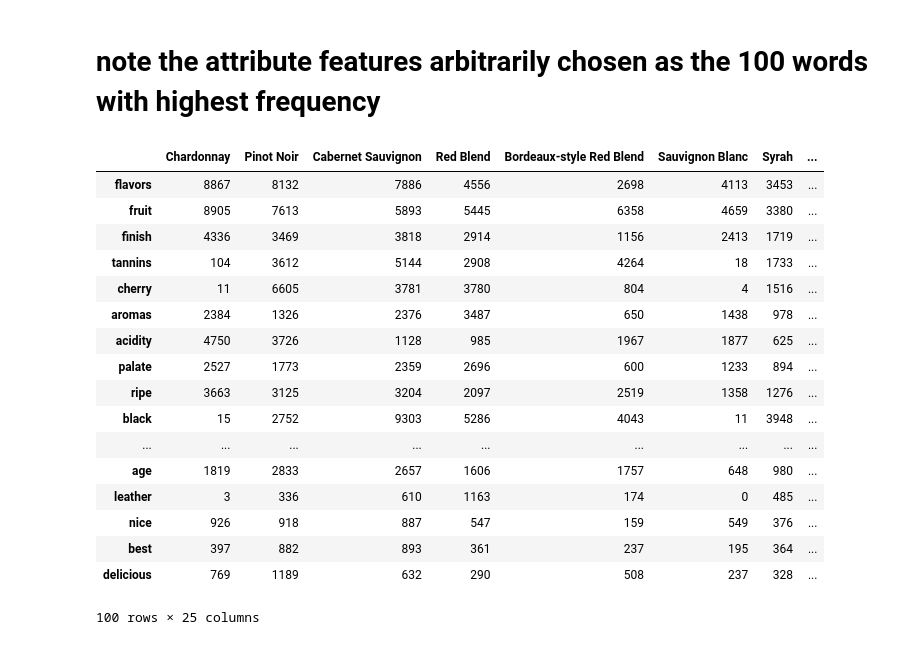
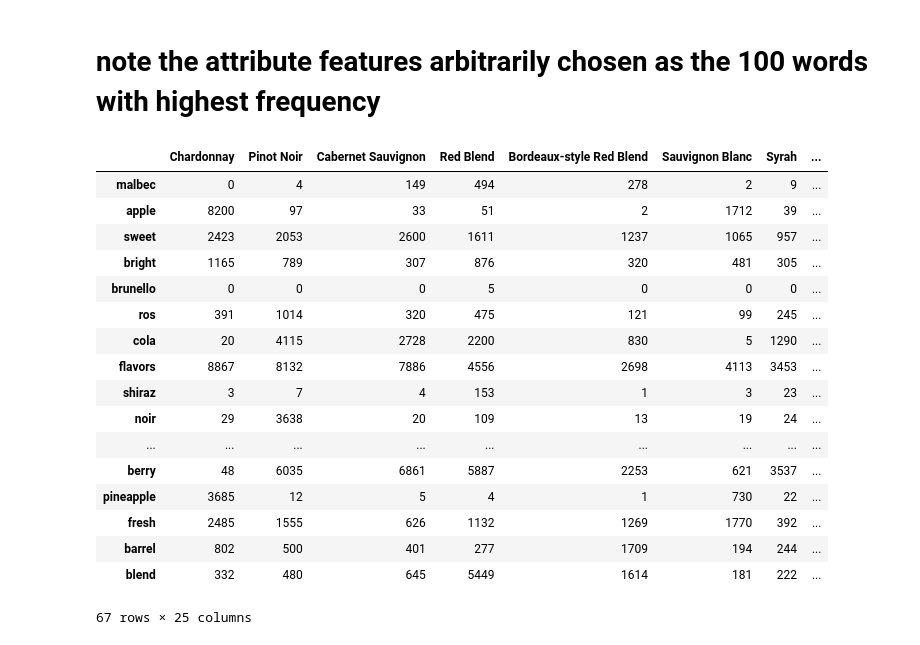
Before and after one commit to p-mckenzie/TextAnalytics, a Jupyter notebook: Project/Text_Project.ipynb, the cells around one changed output. Saved outputs shown, nothing was run; the diff lists cells and outputs as text; code cells hidden in the pictures.

Commit message:
Naive bayes

```diff
--- a/Project/Text_Project.ipynb
+++ b/Project/Text_Project.ipynb
@@ -168,0 +185,35 @@ lift_df
+# %%
+def print_top10(vectorizer, clf, class_labels):
+    """Prints features with the highest coefficient values, per class"""
+    final = set()
+    feature_names = vectorizer.get_feature_names()
+    for i, class_label in enumerate(class_labels):
+        top10 = np.argsort(clf.coef_[i])[-10:]
+        final = final.union(set(feature_names[j] for j in top10))
+    return final
+# %%
+from sklearn.naive_bayes import MultinomialNB
+from sklearn.feature_extraction.text import CountVectorizer
+from sklearn import metrics
+from operator import itemgetter
+from sklearn.metrics import classification_report
+
+vectorizer = CountVectorizer()
+
+
+trainset_size = int(round(len(new_df)*0.80))
+X_train = new_df["description"].iloc[1:trainset_size,]
+y_train = new_df["variety"].iloc[1:trainset_size,]
+
+X_test = new_df["description"].iloc[trainset_size:,]
+y_test = new_df["variety"].iloc[trainset_size:,]
+
+X_train = vectorizer.fit_transform(X_train)
+X_test = vectorizer.transform(X_test)
+# %%
+nb_classifier = MultinomialNB().fit(X_train, y_train)
+
+y_nb_predicted = nb_classifier.predict(X_test)
+# %%
+predictive_attributes = list(print_top10(vectorizer, nb_classifier, top_varieties))
+len(predictive_attributes)
@@ -177,32 +230,32 @@ def calc_vect(a, b):
 # %% [markdown]
 # note the attribute features arbitrarily chosen as the 100 words with highest frequency
 # %%
-vector_df = pd.DataFrame(columns=top_varieties, index=pos_df['word'].value_counts()[:100].index)
+vector_df = pd.DataFrame(columns=top_varieties, index=predictive_attributes)
 
 for attribute, series in list(vector_df.iterrows()):
     for variety in series.index:
         vector_df[variety].loc[attribute] = calc_vect(variety, attribute)
 
 vector_df
 # %% [output]
 |  | Chardonnay | Pinot Noir | Cabernet Sauvignon | Red Blend | Bordeaux-style Red Blend | Sauvignon Blanc | Syrah | ... |
+| malbec | 0 | 4 | 149 | 494 | 278 | 2 | 9 | ... |
+| apple | 8200 | 97 | 33 | 51 | 2 | 1712 | 39 | ... |
+| sweet | 2423 | 2053 | 2600 | 1611 | 1237 | 1065 | 957 | ... |
+| bright | 1165 | 789 | 307 | 876 | 320 | 481 | 305 | ... |
+| brunello | 0 | 0 | 0 | 5 | 0 | 0 | 0 | ... |
+| ros | 391 | 1014 | 320 | 475 | 121 | 99 | 245 | ... |
+| cola | 20 | 4115 | 2728 | 2200 | 830 | 5 | 1290 | ... |
 | flavors | 8867 | 8132 | 7886 | 4556 | 2698 | 4113 | 3453 | ... |
-| fruit | 8905 | 7613 | 5893 | 5445 | 6358 | 4659 | 3380 | ... |
-| finish | 4336 | 3469 | 3818 | 2914 | 1156 | 2413 | 1719 | ... |
-| tannins | 104 | 3612 | 5144 | 2908 | 4264 | 18 | 1733 | ... |
-| cherry | 11 | 6605 | 3781 | 3780 | 804 | 4 | 1516 | ... |
-| aromas | 2384 | 1326 | 2376 | 3487 | 650 | 1438 | 978 | ... |
-| acidity | 4750 | 3726 | 1128 | 985 | 1967 | 1877 | 625 | ... |
-| palate | 2527 | 1773 | 2359 | 2696 | 600 | 1233 | 894 | ... |
-| ripe | 3663 | 3125 | 3204 | 2097 | 2519 | 1358 | 1276 | ... |
-| black | 15 | 2752 | 9303 | 5286 | 4043 | 11 | 3948 | ... |
+| shiraz | 3 | 7 | 4 | 153 | 1 | 3 | 23 | ... |
+| noir | 29 | 3638 | 20 | 109 | 13 | 19 | 24 | ... |
 | ... | ... | ... | ... | ... | ... | ... | ... | ... |
-| age | 1819 | 2833 | 2657 | 1606 | 1757 | 648 | 980 | ... |
-| leather | 3 | 336 | 610 | 1163 | 174 | 0 | 485 | ... |
-| nice | 926 | 918 | 887 | 547 | 159 | 549 | 376 | ... |
-| best | 397 | 882 | 893 | 361 | 237 | 195 | 364 | ... |
-| delicious | 769 | 1189 | 632 | 290 | 508 | 237 | 328 | ... |
+| berry | 48 | 6035 | 6861 | 5887 | 2253 | 621 | 3537 | ... |
+| pineapple | 3685 | 12 | 5 | 4 | 1 | 730 | 22 | ... |
+| fresh | 2485 | 1555 | 626 | 1132 | 1269 | 1770 | 392 | ... |
+| barrel | 802 | 500 | 401 | 277 | 1709 | 194 | 244 | ... |
+| blend | 332 | 480 | 645 | 5449 | 1614 | 181 | 222 | ... |
-100 rows × 25 columns
+67 rows × 25 columns
 # %%
 #calculate cosine similarities
 
```
Also changed, not shown: parts of 9 cells of this notebook.
